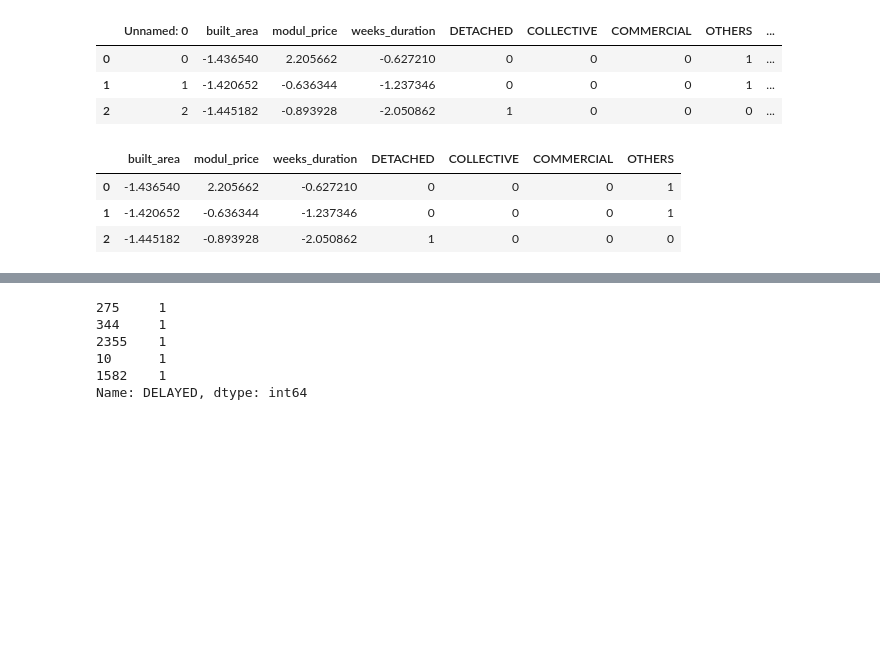
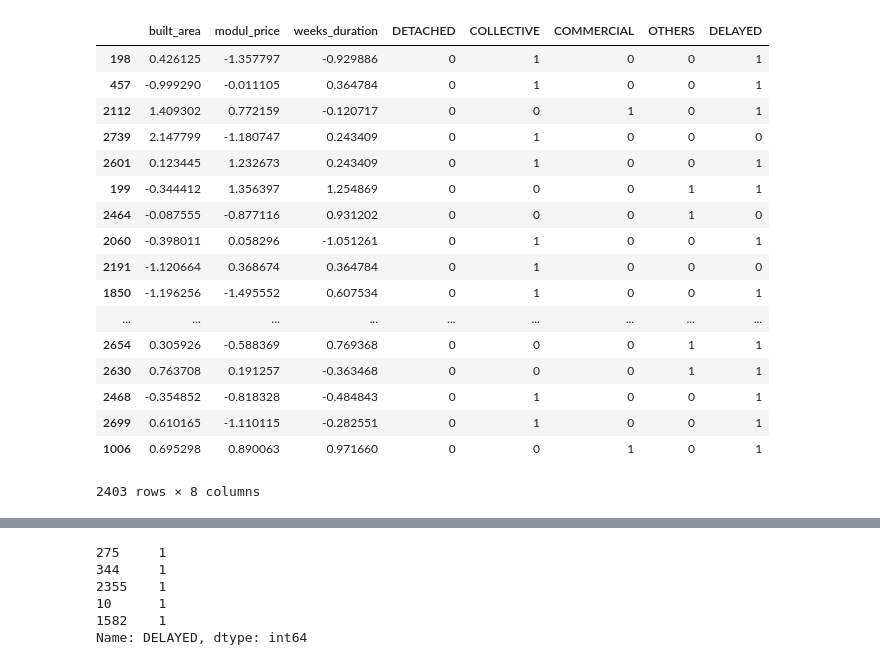
Before and after one commit to hguadalupe/master-data-science, a Jupyter notebook: PFM_SaB/Modelo_presupuesto_Construcc/Construction_budget_delay_detector.ipynb, the cells around one changed output, grey strips where cells are left out. Cells and saved outputs as stored; diff of their text form; code cells hidden in the pictures; blank space fills up the shorter version.

```diff
--- a/PFM_SaB/Modelo_presupuesto_Construcc/Construction_budget_delay_detector.ipynb
+++ b/PFM_SaB/Modelo_presupuesto_Construcc/Construction_budget_delay_detector.ipynb
@@ -340,8 +16,0 @@ prepared_const.to_csv("./prototrain_CSV")
-# %%
-prepared_const = pd.read_csv("./Data/prototrain_CSV")
-prepared_const.head(3)
-# %% [output]
-|  | Unnamed: 0 | built_area | modul_price | weeks_duration | DETACHED | COLLECTIVE | COMMERCIAL | OTHERS | ... |
-| 0 | 0 | -1.436540 | 2.205662 | -0.627210 | 0 | 0 | 0 | 1 | ... |
-| 1 | 1 | -1.420652 | -0.636344 | -1.237346 | 0 | 0 | 0 | 1 | ... |
-| 2 | 2 | -1.445182 | -0.893928 | -2.050862 | 1 | 0 | 0 | 0 | ... |
@@ -354,10 +31,30 @@ X_train, X_test, y_train, y_test = train_test_split(X,y,test_size=0.15,random_st
-# %%
-X.head(3)
-# %% [output]
-|  | built_area | modul_price | weeks_duration | DETACHED | COLLECTIVE | COMMERCIAL | OTHERS |
-| 0 | -1.436540 | 2.205662 | -0.627210 | 0 | 0 | 0 | 1 |
-| 1 | -1.420652 | -0.636344 | -1.237346 | 0 | 0 | 0 | 1 |
-| 2 | -1.445182 | -0.893928 | -2.050862 | 1 | 0 | 0 | 0 |
+# %%
+train_file = "./Data/prototrain_CSV"
+test_file = "./Data/prototest_CSV"
+
+train = pd.read_csv("./Data/prototrain_CSV")
+test = pd.read_csv("./Data/prototest_CSV")
+# %%
+train
+# %% [output]
+|  | built_area | modul_price | weeks_duration | DETACHED | COLLECTIVE | COMMERCIAL | OTHERS | DELAYED |
+| 198 | 0.426125 | -1.357797 | -0.929886 | 0 | 1 | 0 | 0 | 1 |
+| 457 | -0.999290 | -0.011105 | 0.364784 | 0 | 1 | 0 | 0 | 1 |
+| 2112 | 1.409302 | 0.772159 | -0.120717 | 0 | 0 | 1 | 0 | 1 |
+| 2739 | 2.147799 | -1.180747 | 0.243409 | 0 | 1 | 0 | 0 | 0 |
+| 2601 | 0.123445 | 1.232673 | 0.243409 | 0 | 1 | 0 | 0 | 1 |
+| 199 | -0.344412 | 1.356397 | 1.254869 | 0 | 0 | 0 | 1 | 1 |
+| 2464 | -0.087555 | -0.877116 | 0.931202 | 0 | 0 | 0 | 1 | 0 |
+| 2060 | -0.398011 | 0.058296 | -1.051261 | 0 | 1 | 0 | 0 | 1 |
+| 2191 | -1.120664 | 0.368674 | 0.364784 | 0 | 1 | 0 | 0 | 0 |
+| 1850 | -1.196256 | -1.495552 | 0.607534 | 0 | 1 | 0 | 0 | 1 |
+| ... | ... | ... | ... | ... | ... | ... | ... | ... |
+| 2654 | 0.305926 | -0.588369 | 0.769368 | 0 | 0 | 0 | 1 | 1 |
+| 2630 | 0.763708 | 0.191257 | -0.363468 | 0 | 0 | 0 | 1 | 1 |
+| 2468 | -0.354852 | -0.818328 | -0.484843 | 0 | 1 | 0 | 0 | 1 |
+| 2699 | 0.610165 | -1.110115 | -0.282551 | 0 | 1 | 0 | 0 | 1 |
+| 1006 | 0.695298 | 0.890063 | 0.971660 | 0 | 0 | 1 | 0 | 1 |
+2403 rows × 8 columns
 # %%
 list(prepared_const)
 # %% [output]
```
Also changed, not shown: parts of 36 cells of this notebook, 12 other files.
